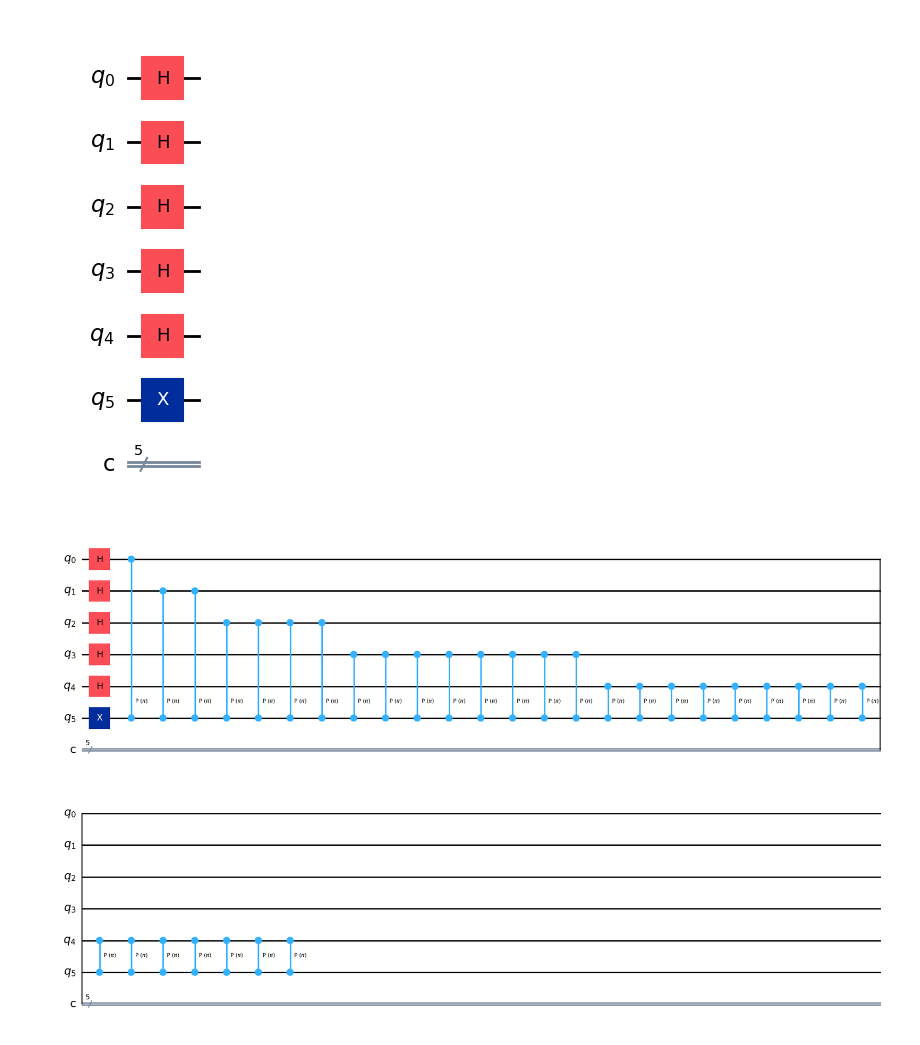
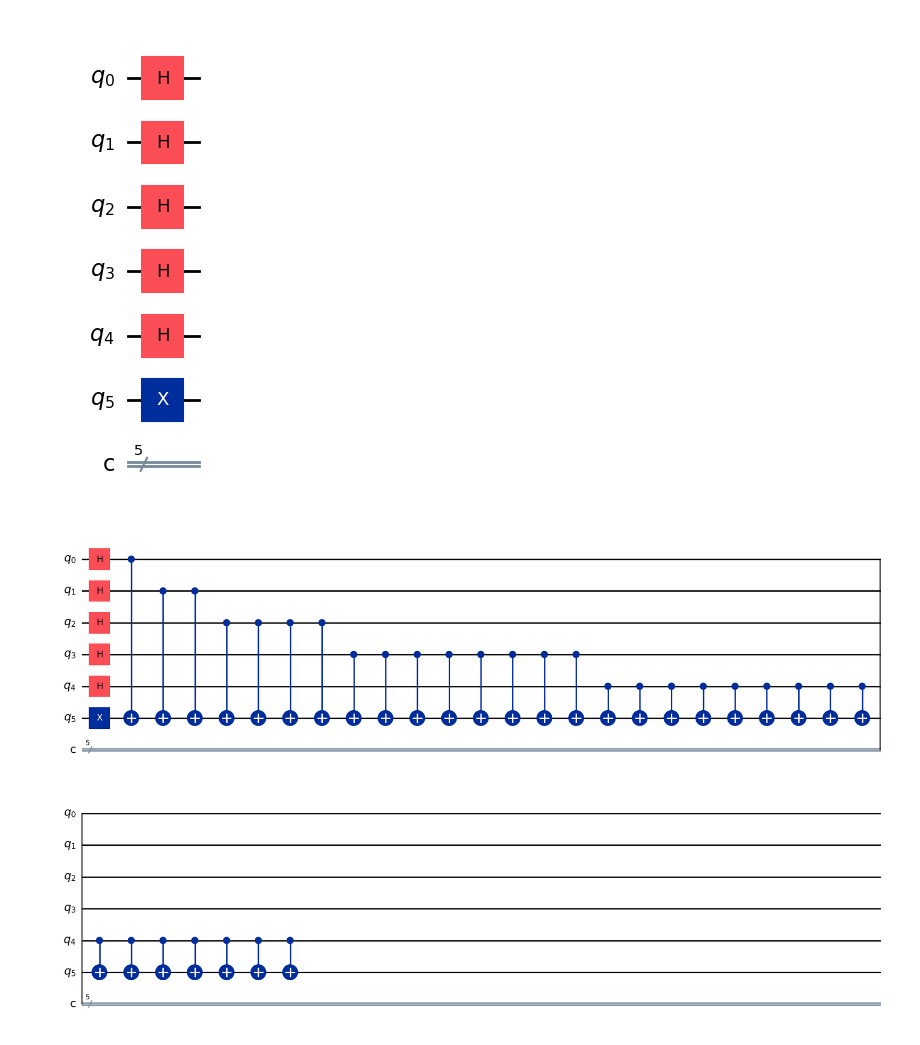
Before and after one commit to Lilith207/PythonForQuantum, a Jupyter notebook: Advanced/Assignment 3/qpe2.ipynb, the cells around one changed output. Cells and saved outputs as stored; diff of their text form; code cells hidden in the pictures.

```diff
--- a/Advanced/Assignment 3/qpe2.ipynb
+++ b/Advanced/Assignment 3/qpe2.ipynb
@@ -27,12 +27,12 @@ qpe.draw('mpl')
 # %%
 repetitions = 1
 for counting_qubit in range(qbitnum-1):
     for i in range(repetitions):
-        qpe.cp(math.pi/1, counting_qubit, qbitnum-1); # This is CU
+        qpe.cx(counting_qubit, qbitnum-1); # This is CU
     repetitions *= 2
 qpe.draw('mpl')
 # %% [output]
-[figure, old version]
+[figure, new version]
 # %%
 
 qpe.barrier()
```
Also changed, not shown: parts of 2 cells of this notebook, 1 other file.
